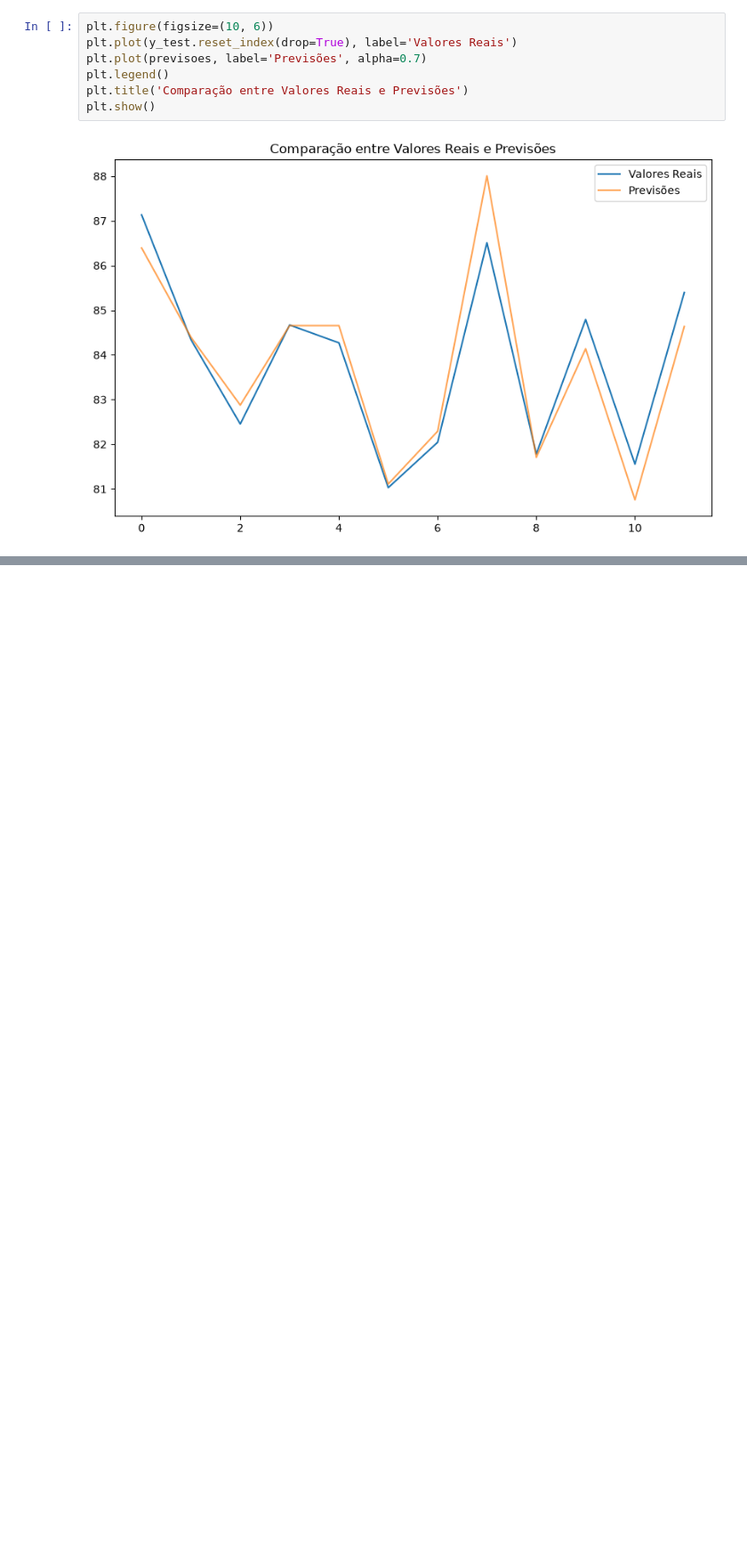
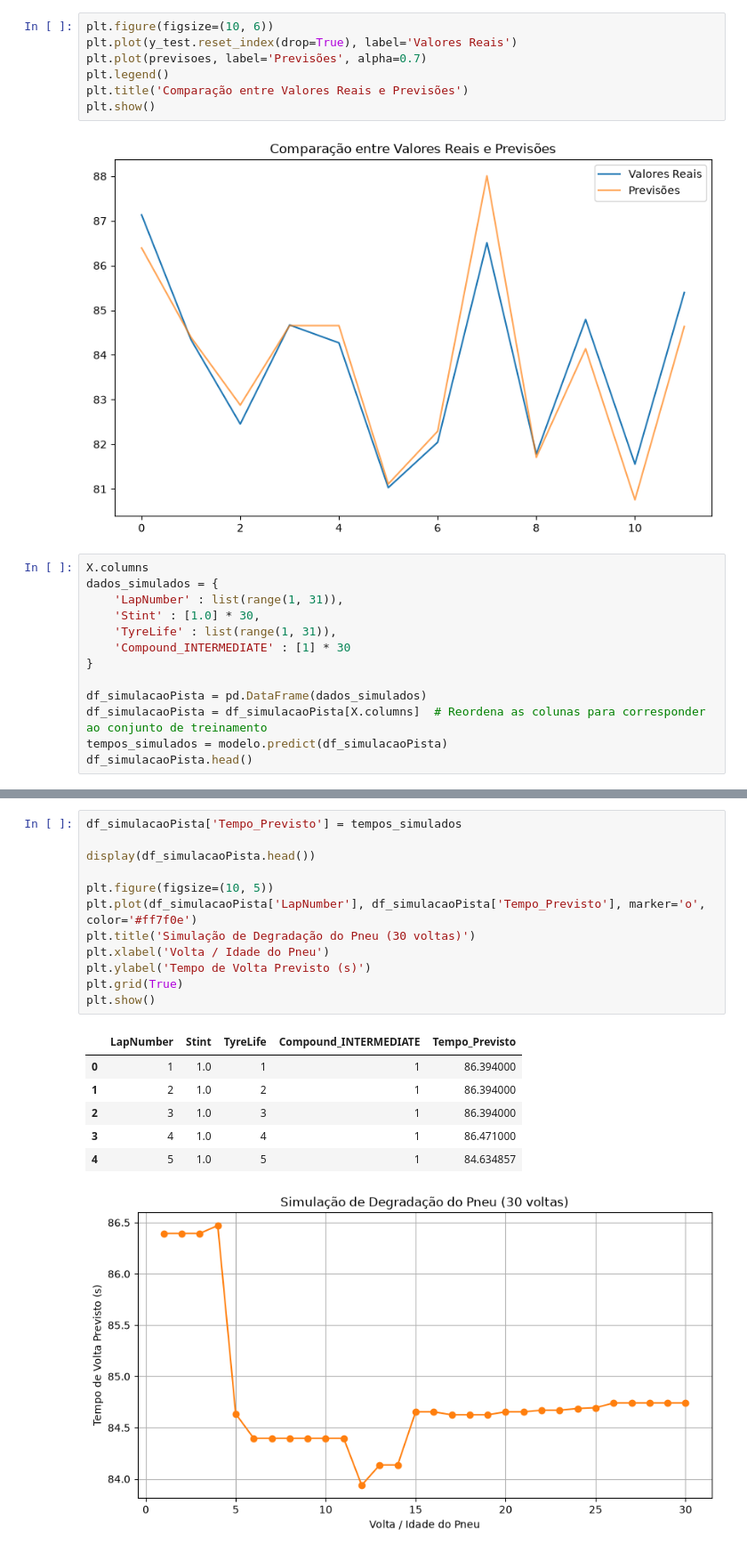
Before and after one commit to Guilherme5G/APEX-f1-strategy-predictor, a Jupyter notebook: notebooks/01_data_extraction.ipynb, the cells around one changed output, grey strips where cells are left out. Shown at 89% size. Drawn from its saved outputs; the diff is of its cells as text; blank space fills up the shorter version.

```diff
--- a/notebooks/01_data_extraction.ipynb
+++ b/notebooks/01_data_extraction.ipynb
@@ -120,3 +120,16 @@ plt.title('Comparação entre Valores Reais e Previsões')
 plt.show()
 # %% [output]
 [figure]
+# %%
+X.columns
+dados_simulados = {
+    'LapNumber' : list(range(1, 31)),
+    'Stint' : [1.0] * 30,
+    'TyreLife' : list(range(1, 31)),
+    'Compound_INTERMEDIATE' : [1] * 30
+}
+
+df_simulacaoPista = pd.DataFrame(dados_simulados)
+df_simulacaoPista = df_simulacaoPista[X.columns]  # Reordena as colunas para corresponder ao conjunto de treinamento
+tempos_simulados = modelo.predict(df_simulacaoPista)
+df_simulacaoPista.head()
@@ -122,0 +143,20 @@ plt.show()
+# %%
+df_simulacaoPista['Tempo_Previsto'] = tempos_simulados
+
+display(df_simulacaoPista.head())
+
+plt.figure(figsize=(10, 5))
+plt.plot(df_simulacaoPista['LapNumber'], df_simulacaoPista['Tempo_Previsto'], marker='o', color='#ff7f0e')
+plt.title('Simulação de Degradação do Pneu (30 voltas)')
+plt.xlabel('Volta / Idade do Pneu')
+plt.ylabel('Tempo de Volta Previsto (s)')
+plt.grid(True)
+plt.show()
+# %% [output]
+|  | LapNumber | Stint | TyreLife | Compound_INTERMEDIATE | Tempo_Previsto |
+| 0 | 1 | 1.0 | 1 | 1 | 86.394000 |
+| 1 | 2 | 1.0 | 2 | 1 | 86.394000 |
+| 2 | 3 | 1.0 | 3 | 1 | 86.394000 |
+| 3 | 4 | 1.0 | 4 | 1 | 86.471000 |
+| 4 | 5 | 1.0 | 5 | 1 | 84.634857 |
+[figure, added]
```
Also changed, not shown: parts of 1 cell of this notebook.
